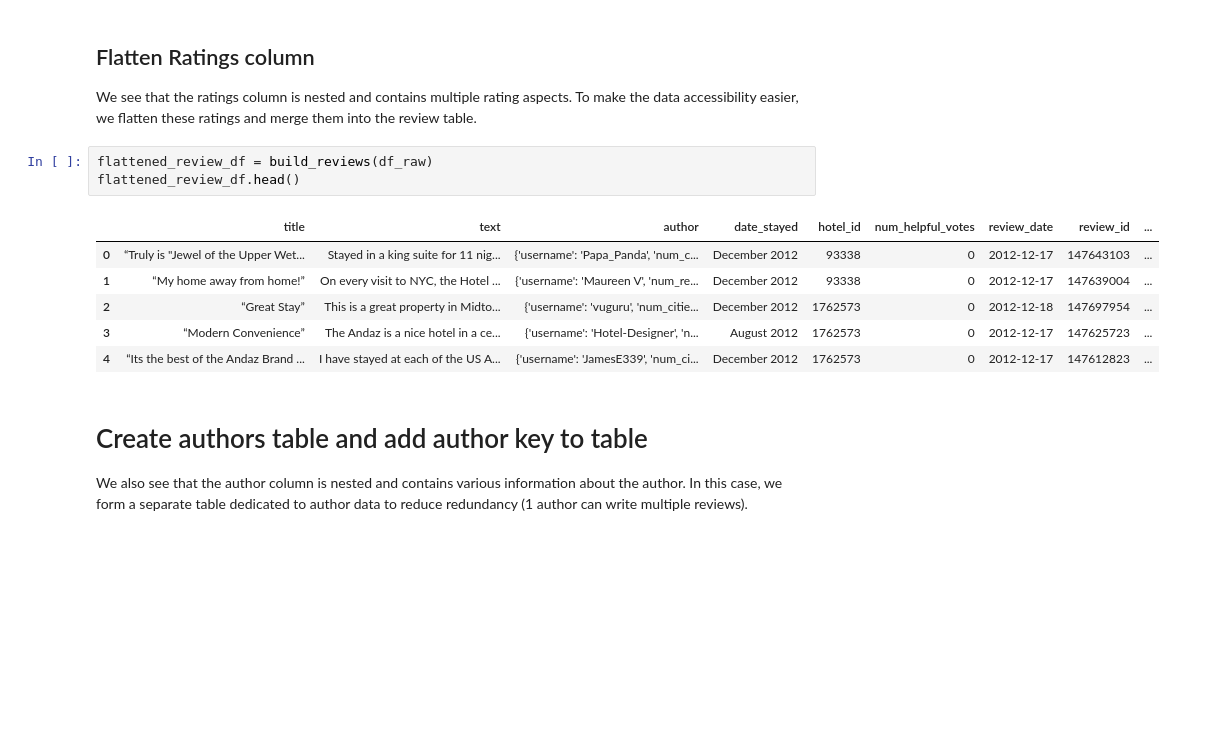
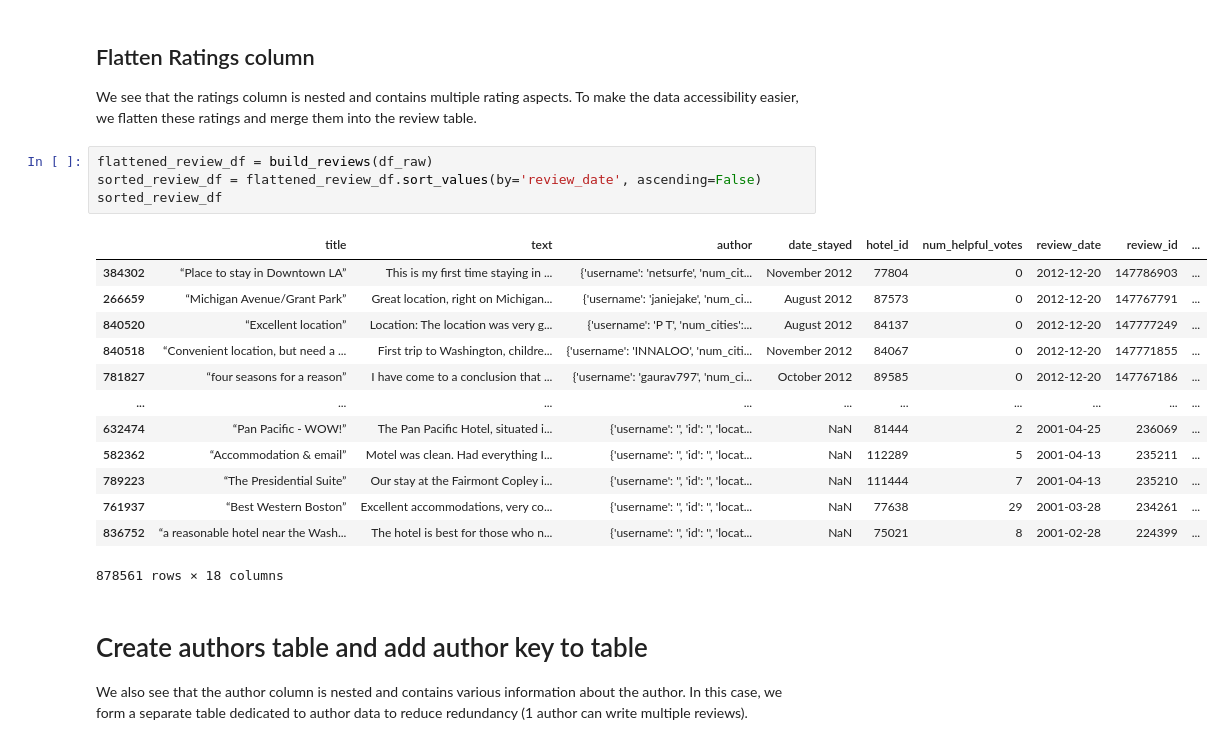
Before and after one commit to nadiavictoria/IS512-Hotel-Analytics, a Jupyter notebook: notebooks/01_data_preparation.ipynb, the cells around one changed output. Cells and saved outputs as stored; diff of their text form; blank space fills up the shorter version.

```diff
--- a/notebooks/01_data_preparation.ipynb
+++ b/notebooks/01_data_preparation.ipynb
@@ -44,14 +42,22 @@ df_raw = df_raw.rename(columns={'date': 'review_date'})
 We see that the ratings column is nested and contains multiple rating aspects. To make the data accessibility easier, we flatten these ratings and merge them into the review table.
 # %%
 flattened_review_df = build_reviews(df_raw)
-flattened_review_df.head()
+sorted_review_df = flattened_review_df.sort_values(by='review_date', ascending=False)
+sorted_review_df
 # %% [output]
 |  | title | text | author | date_stayed | hotel_id | num_helpful_votes | review_date | review_id | ... |
-| 0 | “Truly is "Jewel of the Upper Wet... | Stayed in a king suite for 11 nig... | {'username': 'Papa_Panda', 'num_c... | December 2012 | 93338 | 0 | 2012-12-17 | 147643103 | ... |
-| 1 | “My home away from home!” | On every visit to NYC, the Hotel ... | {'username': 'Maureen V', 'num_re... | December 2012 | 93338 | 0 | 2012-12-17 | 147639004 | ... |
-| 2 | “Great Stay” | This is a great property in Midto... | {'username': 'vuguru', 'num_citie... | December 2012 | 1762573 | 0 | 2012-12-18 | 147697954 | ... |
-| 3 | “Modern Convenience” | The Andaz is a nice hotel in a ce... | {'username': 'Hotel-Designer', 'n... | August 2012 | 1762573 | 0 | 2012-12-17 | 147625723 | ... |
-| 4 | “Its the best of the Andaz Brand ... | I have stayed at each of the US A... | {'username': 'JamesE339', 'num_ci... | December 2012 | 1762573 | 0 | 2012-12-17 | 147612823 | ... |
+| 384302 | “Place to stay in Downtown LA” | This is my first time staying in ... | {'username': 'netsurfe', 'num_cit... | November 2012 | 77804 | 0 | 2012-12-20 | 147786903 | ... |
+| 266659 | “Michigan Avenue/Grant Park” | Great location, right on Michigan... | {'username': 'janiejake', 'num_ci... | August 2012 | 87573 | 0 | 2012-12-20 | 147767791 | ... |
+| 840520 | “Excellent location” | Location: The location was very g... | {'username': 'P T', 'num_cities':... | August 2012 | 84137 | 0 | 2012-12-20 | 147777249 | ... |
+| 840518 | “Convenient location, but need a ... | First trip to Washington, childre... | {'username': 'INNALOO', 'num_citi... | November 2012 | 84067 | 0 | 2012-12-20 | 147771855 | ... |
+| 781827 | “four seasons for a reason” | I have come to a conclusion that ... | {'username': 'gaurav797', 'num_ci... | October 2012 | 89585 | 0 | 2012-12-20 | 147767186 | ... |
+| ... | ... | ... | ... | ... | ... | ... | ... | ... | ... |
+| 632474 | “Pan Pacific - WOW!” | The Pan Pacific Hotel, situated i... | {'username': '', 'id': '', 'locat... | NaN | 81444 | 2 | 2001-04-25 | 236069 | ... |
+| 582362 | “Accommodation & email” | Motel was clean. Had everything I... | {'username': '', 'id': '', 'locat... | NaN | 112289 | 5 | 2001-04-13 | 235211 | ... |
+| 789223 | “The Presidential Suite” | Our stay at the Fairmont Copley i... | {'username': '', 'id': '', 'locat... | NaN | 111444 | 7 | 2001-04-13 | 235210 | ... |
+| 761937 | “Best Western Boston” | Excellent accommodations, very co... | {'username': '', 'id': '', 'locat... | NaN | 77638 | 29 | 2001-03-28 | 234261 | ... |
+| 836752 | “a reasonable hotel near the Wash... | The hotel is best for those who n... | {'username': '', 'id': '', 'locat... | NaN | 75021 | 8 | 2001-02-28 | 224399 | ... |
+878561 rows × 18 columns
 # %% [markdown]
 # Create authors table and add author key to table
 
```
Also changed, not shown: parts of 46 cells of this notebook, 3 other files.
